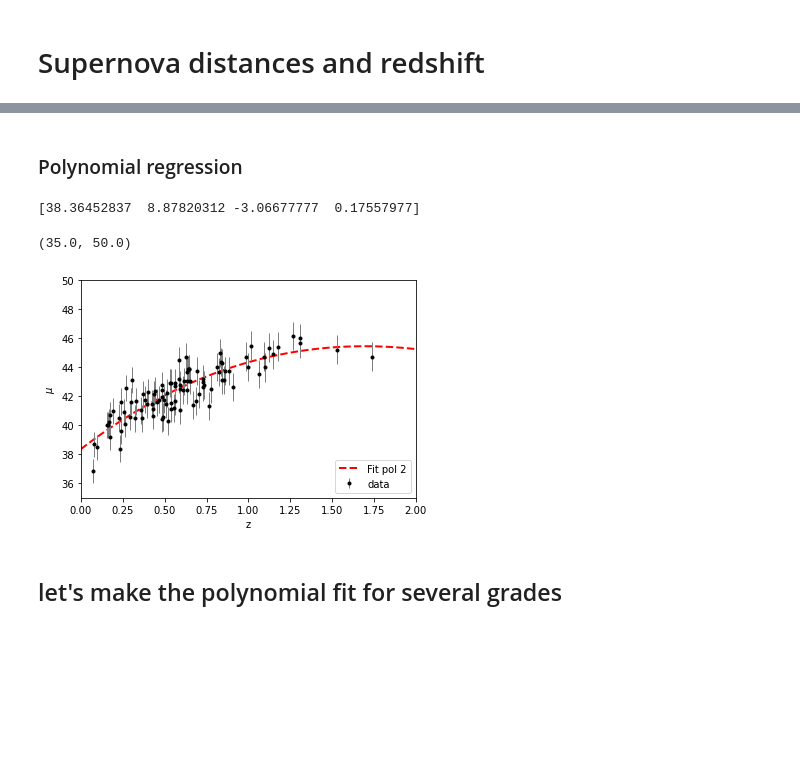
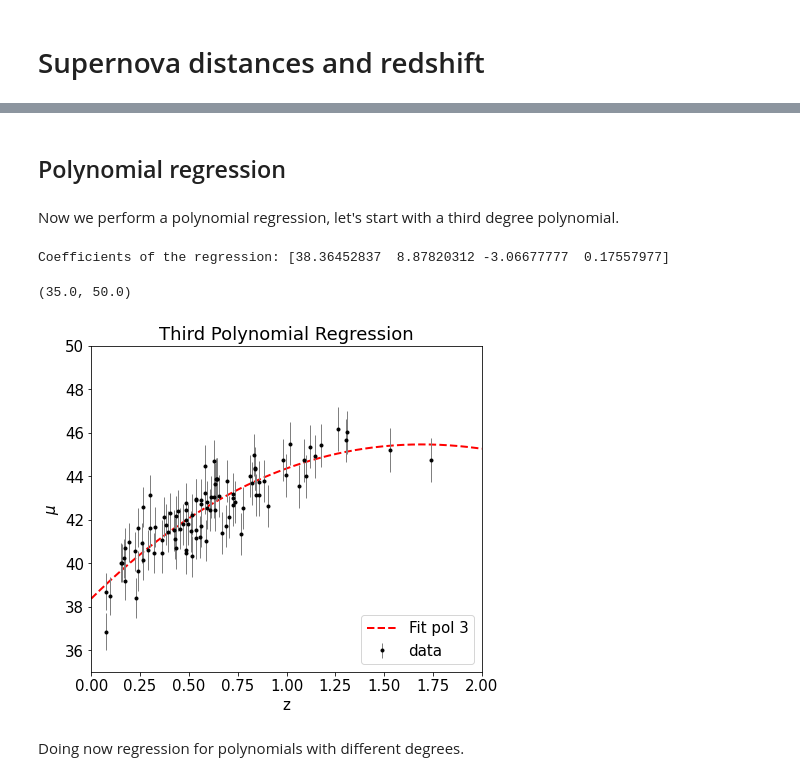
Before and after one commit to LeonardoToti/astrostatistics_bicocca_2024, a Jupyter notebook: working/L17/Supernova_1.ipynb, the cells around one changed output, grey strips where cells are left out. Drawn from its saved outputs; the diff is of its cells as text; code cells hidden in the pictures; blank space fills up the shorter version.

```diff
--- a/working/L17/Supernova_1.ipynb
+++ b/working/L17/Supernova_1.ipynb
@@ -4,6 +16,8 @@
 import numpy as np
 import pylab as plt
 from matplotlib import pyplot as plt
+plt.rcParams['figure.figsize'] = [7, 6]
+plt.rcParams['font.size'] = 15
 # %%
 from astroML.datasets import generate_mu_z
 z_sample, mu_sample, dmu = generate_mu_z(100, random_state=1234)
@@ -24,12 +48,8 @@ plt.ylim(35,50)
 # %%
-from sklearn.linear_model import LinearRegression
+from astroML.linear_model import LinearRegression
 
 lin_reg = LinearRegression()
-lin_reg.fit(z_sample[:, np.newaxis], mu_sample, sample_weight = (1/dmu)**2)
+lin_reg.fit(z_sample[:, np.newaxis], mu_sample, dmu)
 
-theta0 = lin_reg.intercept_
-theta1 = lin_reg.coef_
-
-print(theta0, theta1)
-#y_pred2 = lin_reg.predict(X_new)
+print('Coefficients of the regression:' ,lin_reg.coef_)
 # %% [output]
@@ -57,34 +72,33 @@ plt.ylim(35,50)
 # %% [markdown]
-### Polynomial regression
+## Polynomial regression
+# %% [markdown]
+Now we perform a polynomial regression, let's start with a third degree polynomial.
 # %%
 from astroML.linear_model import PolynomialRegression
 
-
 degree = 3
 pol_reg = PolynomialRegression(degree) # fit 3rd degree polynomial
-pol_reg.fit(z_sample[:, np.newaxis], mu_sample, dmu)# sample_weight = (1/dmu)**2)
+pol_reg.fit(z_sample[:, np.newaxis], mu_sample, dmu)
 
-
-
-print(pol_reg.coef_)
+print('Coefficients of the regression:' , pol_reg.coef_)
 # %% [output]
-[38.36452837  8.87820312 -3.06677777  0.17557977]
+Coefficients of the regression: [38.36452837  8.87820312 -3.06677777  0.17557977]
 # %%
-n_constraints = degree + 1
-
 z_grid = np.linspace(0,2,1000)
 mu_pred_pol = pol_reg.predict(z_grid[:, np.newaxis])
-plt.plot(z_grid, mu_pred_pol, "r--", linewidth=2, label="Fit pol 2")
+plt.plot(z_grid, mu_pred_pol, "r--", linewidth=2, label="Fit pol 3")
 
 plt.errorbar(z_sample, mu_sample, dmu, fmt='.k', ecolor='gray', lw=1,label='data')
+
 plt.xlabel("z")
 plt.ylabel("$\mu$")
+plt.title('Third Polynomial Regression')
 plt.legend(loc='lower right')
 plt.xlim(0,2)
 plt.ylim(35,50)
 # %% [output]
 (35.0, 50.0)
-[figure, old version]
+[figure, new version]
 # %% [markdown]
-## let's make the polynomial fit for several grades
+Doing now regression for polynomials with different degrees.
 # %%
```
Also changed, not shown: parts of 49 cells of this notebook, 8 other files.
